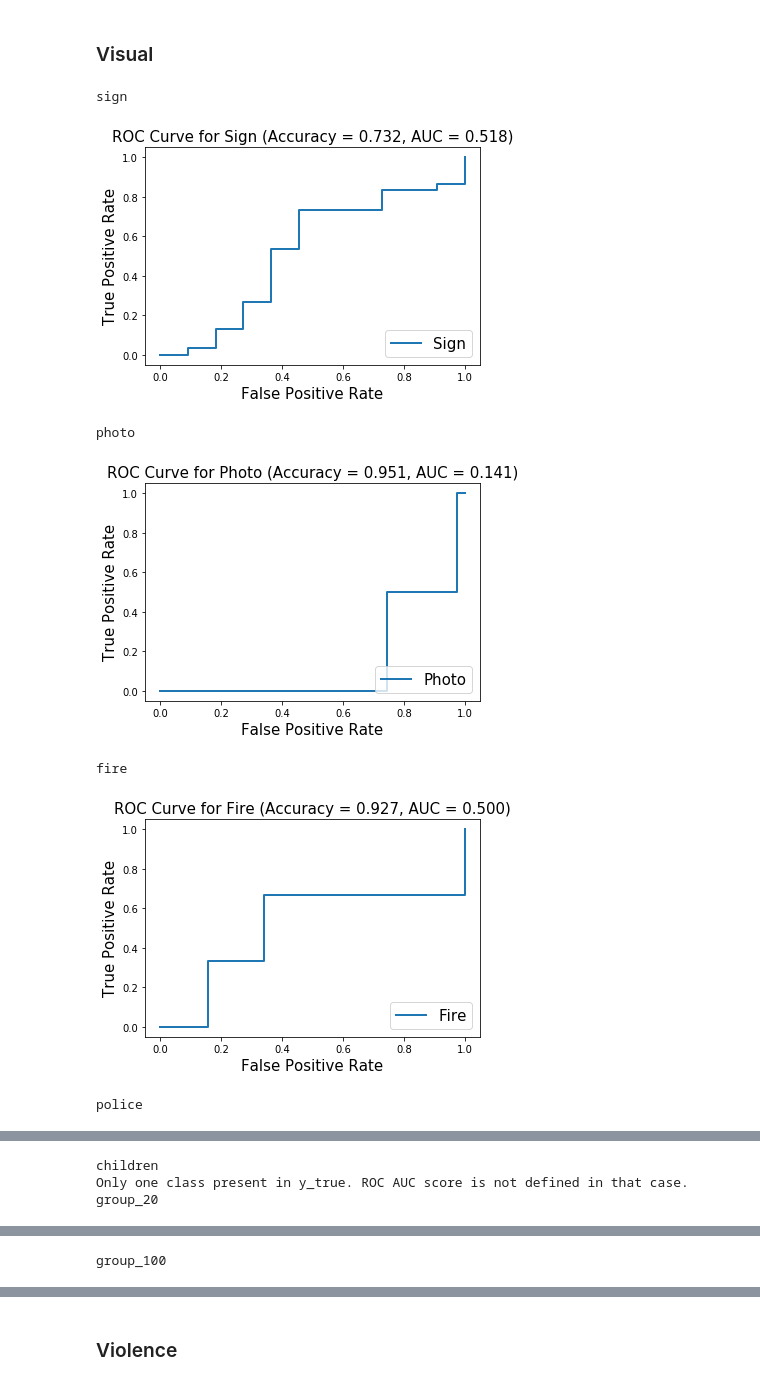
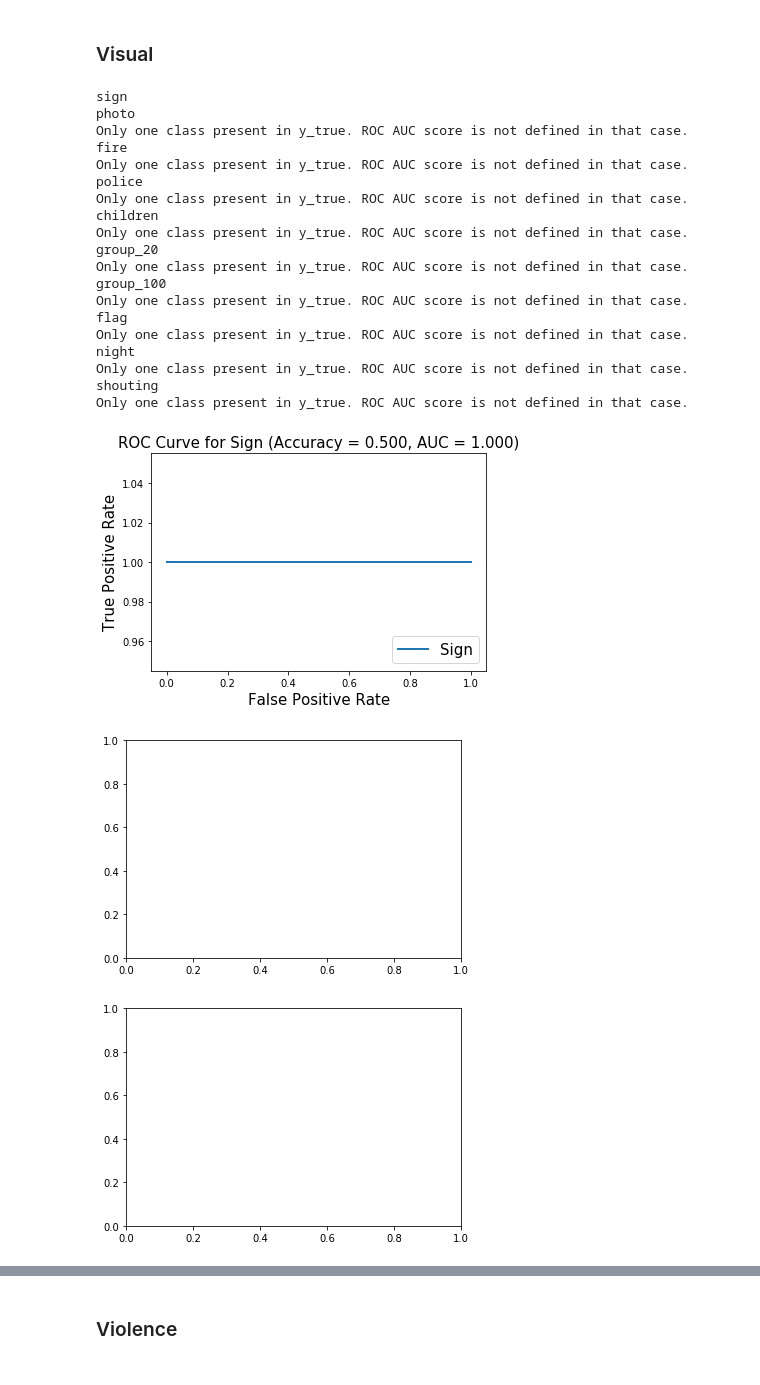
Before and after one commit to kalkun/Thesis, a Jupyter notebook: analysis/UCLA_results_validation.ipynb, the cells around one changed output, grey strips where cells are left out. Cells and saved outputs as stored; diff of their text form; code cells hidden in the pictures.

```diff
--- a/analysis/UCLA_results_validation.ipynb
+++ b/analysis/UCLA_results_validation.ipynb
@@ -71,13 +71,13 @@ imgs
 cutpoint = 0.43
 
 #clips
-imgs = au.clipDFColumn(imgs, 'label', cutpoint)
+imgs = au.clipDFColumn(imgs, 'violence', cutpoint)
 
 # normalize
-# imgs = au.minMax(imgs, 'label')
+imgs = au.minMax(imgs, 'violence')
 
 # mask values that did not had violence labels
-imgs.loc[indx_non_violence, "label"] = -1
+imgs.loc[indx_non_violence, "violence"] = -1
 # df.loc[indx_non_violence, 'violence'] = -1
 
 # masks the visual attributes that where image is not a protest
@@ -88,7 +88,8 @@ imgs.loc[indx_non_violence, tag_cols[1:]] = -1
 # fill nas
 # df.fillna(0, inplace = True)
 
-df = imgs.rename(columns={"label": "violence"})
+# df = imgs.rename(columns={"label": "violence"})
+df = imgs
 df
 # %% [output]
 |  | name | violence | protest | sign | photo | fire | police | children | group_20 | group_100 | ... |
@@ -112,0 +114,3 @@ df
+# %%
+i = df['violence'].idxmax()
+df.loc[i]
@@ -127,16 +172,16 @@ train, val, test = au.getSplits(df, train_size, val_size, test_size)
 # %%
 dummy_test_generator = au.ResizeSequence(df[np.random.randint(10):np.random.randint(20, 30)], batch_size,
-                                         targets = ['protest', 'violence', df.columns[3:].tolist()])
+                                         targets = ['protest', 'violence', tag_cols])
 train_generator = au.ResizeSequence(train, batch_size,
-                                    targets = ['protest', 'violence', df.columns[3:].tolist()])
+                                    targets = ['protest', 'violence', tag_cols])
 validation_generator = au.ResizeSequence(val, batch_size,
-                                         targets = ['protest', 'violence', df.columns[3:].tolist()])
+                                         targets = ['protest', 'violence', tag_cols])
 test_generator = au.ResizeSequence(test, 1,
-                                   targets = ['protest', 'violence', df.columns[3:].tolist()])
+                                   targets = ['protest', 'violence', tag_cols])
 
-test_visual = np.array(df.iloc[:,3:])[200:300]
-test_violence = np.array(df['violence'])[200:300]
-test_protest = np.array(df['protest'])[200:300]
+test_visual = test[tag_cols]
+test_violence = test['violence']
+test_protest = test['protest']
 # %%
 # test generator
 first = dummy_test_generator.__getitem__(0)
@@ -221,11 +266,12 @@ checkpoint = Kcallbacks.ModelCheckpoint(model_checkout_path,
                                        mode='auto',
                                        period=1)
 
-earlystop = Kcallbacks.EarlyStopping(monitor='val_loss',
-                                    min_delta=0,
-                                    patience=patience,
-                                    verbose=1,
-                                    mode='auto')
+# Disable for now:
+# earlystop = Kcallbacks.EarlyStopping(monitor='val_loss',
+#                                     min_delta=0,
+#                                     patience=patience,
+#                                     verbose=1,
+#                                     mode='auto')
 
 tensor_board = Kcallbacks.TensorBoard(log_dir='logs/',
                                      histogram_freq=0,
@@ -273,24 +336,39 @@ au.plotROC("protest", test_protest, preds_protest)
 # %%
 for i in range(preds_visual.shape[1]):
     pred = preds_visual[:,i]
-    target = test_visual[:,i]
+    target = test_visual.iloc[:,i]
 
     # remove masked values from test set
     target_non_masked = target[target!= -1]
     pred_non_masked = pred[target!= -1]
 
     attr_indx = 3 + i # the visual attributes start from the 4th pos
     attr = df.columns[attr_indx]
     print(attr)
     try:
-        au.plotROC(attr, target_non_masked, pred_non_masked)
+        au.plotROC(attr, target_non_masked, pred_non_masked, save_as="logs//ROC_{}.png".format(i))
     except Exception as e:
         print(e)
 # %% [output]
 sign
+photo
+Only one class present in y_true. ROC AUC score is not defined in that case.
+fire
+Only one class present in y_true. ROC AUC score is not defined in that case.
+police
+Only one class present in y_true. ROC AUC score is not defined in that case.
+children
+Only one class present in y_true. ROC AUC score is not defined in that case.
+group_20
+Only one class present in y_true. ROC AUC score is not defined in that case.
+group_100
+Only one class present in y_true. ROC AUC score is not defined in that case.
+flag
+Only one class present in y_true. ROC AUC score is not defined in that case.
+night
+Only one class present in y_true. ROC AUC score is not defined in that case.
+shouting
+Only one class present in y_true. ROC AUC score is not defined in that case.
-[figure, old version]
+[figure, new version]
-photo
-[figure, old version]
+[figure, new version]
-fire
-[figure, old version]
+[figure, new version]
-police
@@ -298,4 +376 @@ police
-children
-Only one class present in y_true. ROC AUC score is not defined in that case.
-group_20
 [figure]
@@ -303 +377,0 @@ group_20
-group_100
```
Also changed, not shown: parts of 13 cells of this notebook, 2 other files.
